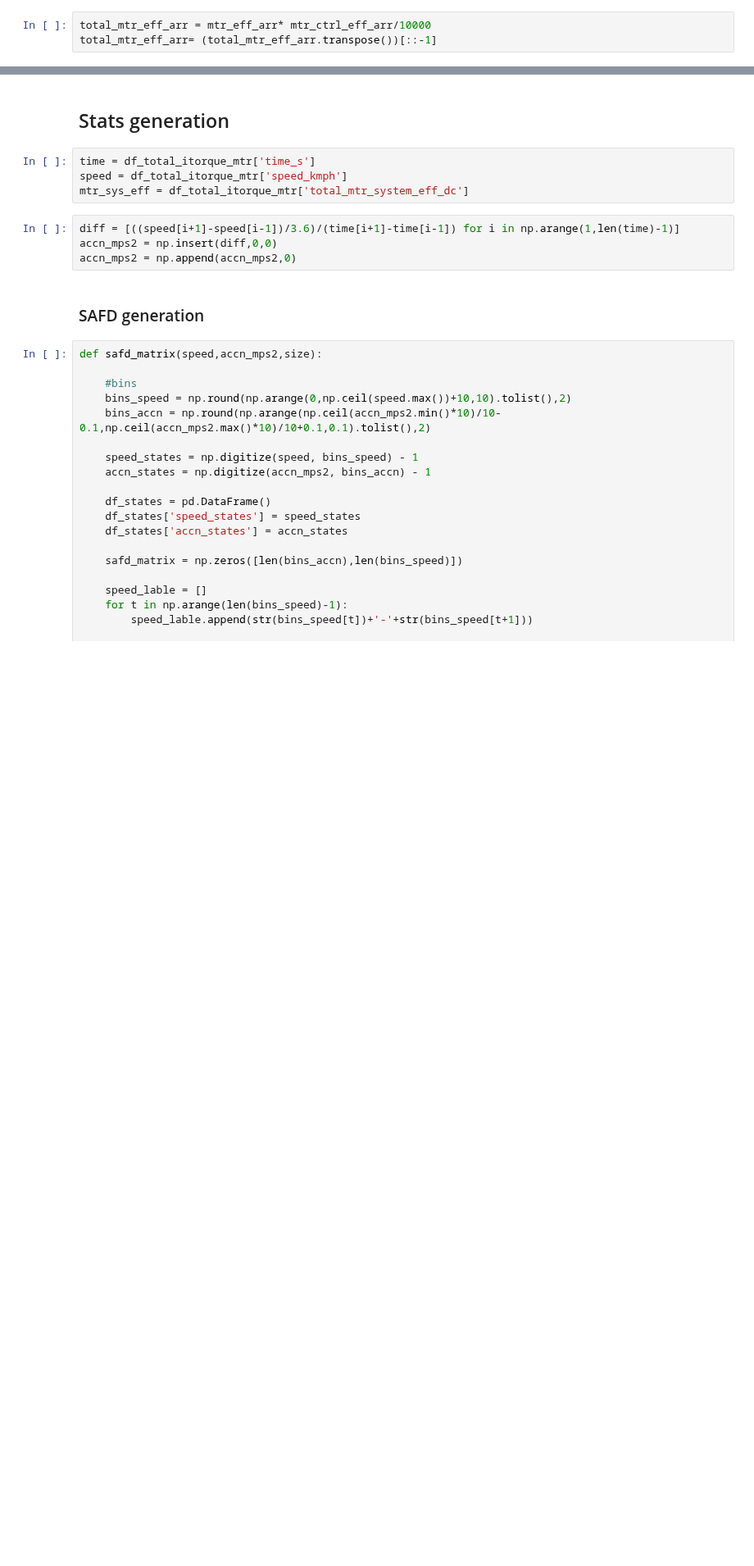
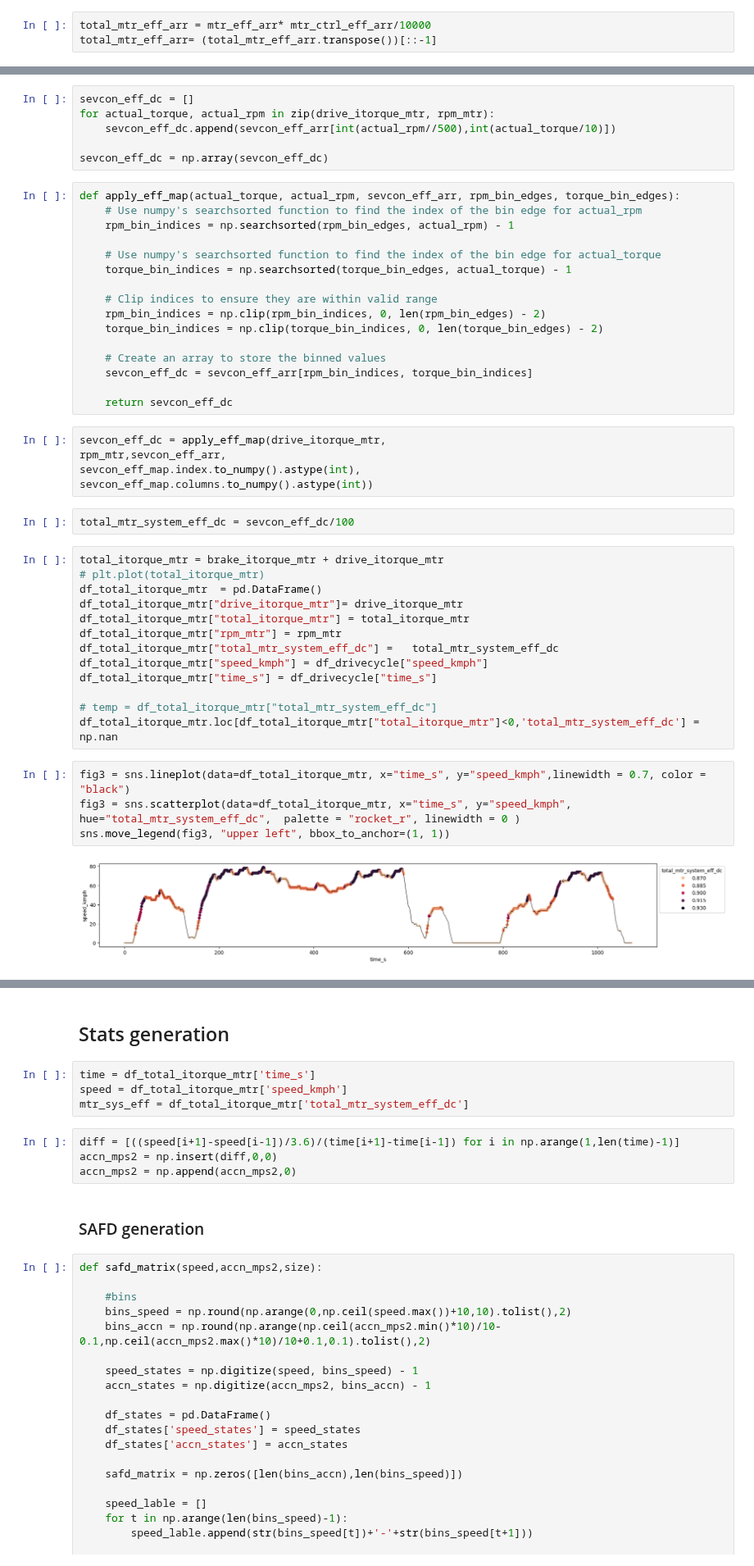
Before and after one commit to surya-uv/drive_cycle_gen, a Jupyter notebook: full_vehicle_model.ipynb, the cells around one changed output, grey strips where cells are left out. Shown at 82% size. Drawn from its saved outputs; the diff is of its cells as text; blank space fills up the shorter version.

Commit message:
updated_sevcon_eff

```diff
--- a/full_vehicle_model.ipynb
+++ b/full_vehicle_model.ipynb
@@ -225,0 +226,48 @@ Matplotlib is currently using module://matplotlib_inline.backend_inline, which i
+# %%
+sevcon_eff_dc = []
+for actual_torque, actual_rpm in zip(drive_itorque_mtr, rpm_mtr):
+    sevcon_eff_dc.append(sevcon_eff_arr[int(actual_rpm//500),int(actual_torque/10)])
+
+sevcon_eff_dc = np.array(sevcon_eff_dc)
+# %%
+def apply_eff_map(actual_torque, actual_rpm, sevcon_eff_arr, rpm_bin_edges, torque_bin_edges):
+    # Use numpy's searchsorted function to find the index of the bin edge for actual_rpm
+    rpm_bin_indices = np.searchsorted(rpm_bin_edges, actual_rpm) - 1
+
+    # Use numpy's searchsorted function to find the index of the bin edge for actual_torque
+    torque_bin_indices = np.searchsorted(torque_bin_edges, actual_torque) - 1
+
+    # Clip indices to ensure they are within valid range
+    rpm_bin_indices = np.clip(rpm_bin_indices, 0, len(rpm_bin_edges) - 2)
+    torque_bin_indices = np.clip(torque_bin_indices, 0, len(torque_bin_edges) - 2)
+
+    # Create an array to store the binned values
+    sevcon_eff_dc = sevcon_eff_arr[rpm_bin_indices, torque_bin_indices]
+
+    return sevcon_eff_dc
+# %%
+sevcon_eff_dc = apply_eff_map(drive_itorque_mtr,
+rpm_mtr,sevcon_eff_arr,
+sevcon_eff_map.index.to_numpy().astype(int),
+sevcon_eff_map.columns.to_numpy().astype(int))
+# %%
+total_mtr_system_eff_dc = sevcon_eff_dc/100
+# %%
+total_itorque_mtr = brake_itorque_mtr + drive_itorque_mtr
+# plt.plot(total_itorque_mtr)
+df_total_itorque_mtr  = pd.DataFrame()
+df_total_itorque_mtr["drive_itorque_mtr"]= drive_itorque_mtr
+df_total_itorque_mtr["total_itorque_mtr"] = total_itorque_mtr
+df_total_itorque_mtr["rpm_mtr"] = rpm_mtr
+df_total_itorque_mtr["total_mtr_system_eff_dc"] =   total_mtr_system_eff_dc
+df_total_itorque_mtr["speed_kmph"] = df_drivecycle["speed_kmph"]
+df_total_itorque_mtr["time_s"] = df_drivecycle["time_s"]
+
+# temp = df_total_itorque_mtr["total_mtr_system_eff_dc"]
+df_total_itorque_mtr.loc[df_total_itorque_mtr["total_itorque_mtr"]<0,'total_mtr_system_eff_dc'] = np.nan
+# %%
+fig3 = sns.lineplot(data=df_total_itorque_mtr, x="time_s", y="speed_kmph",linewidth = 0.7, color = "black")
+fig3 = sns.scatterplot(data=df_total_itorque_mtr, x="time_s", y="speed_kmph", hue="total_mtr_system_eff_dc",  palette = "rocket_r", linewidth = 0 )
+sns.move_legend(fig3, "upper left", bbox_to_anchor=(1, 1))
+# %% [output]
+[figure, added]
```
Also changed, not shown: parts of 19 cells of this notebook, 1 other file.
